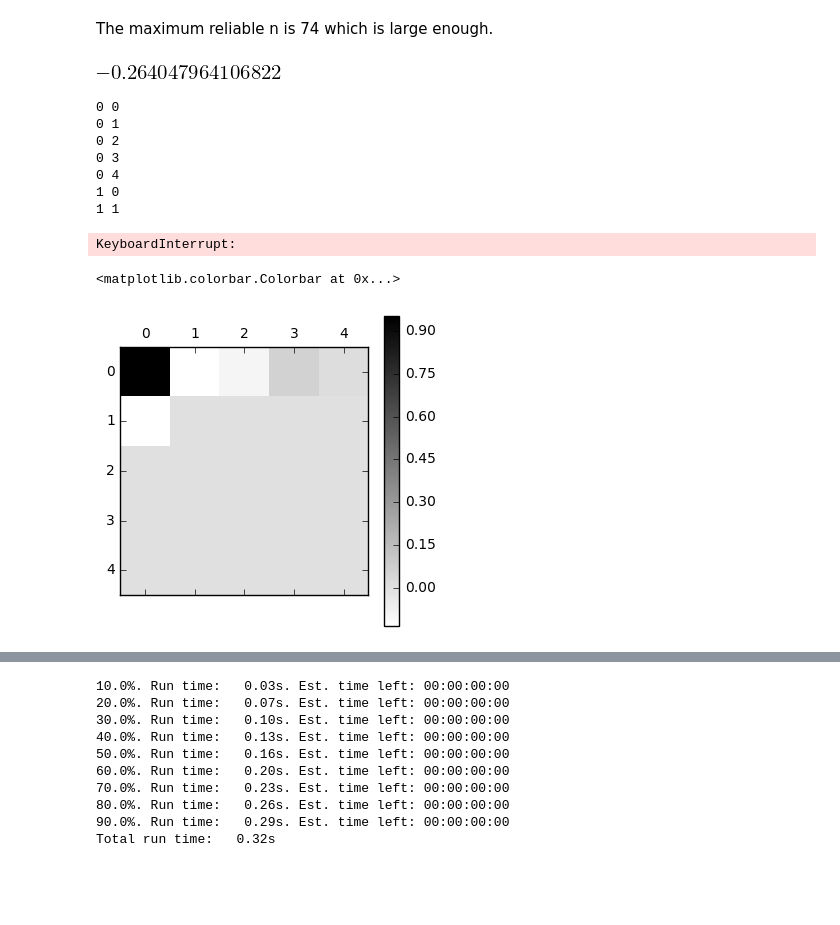
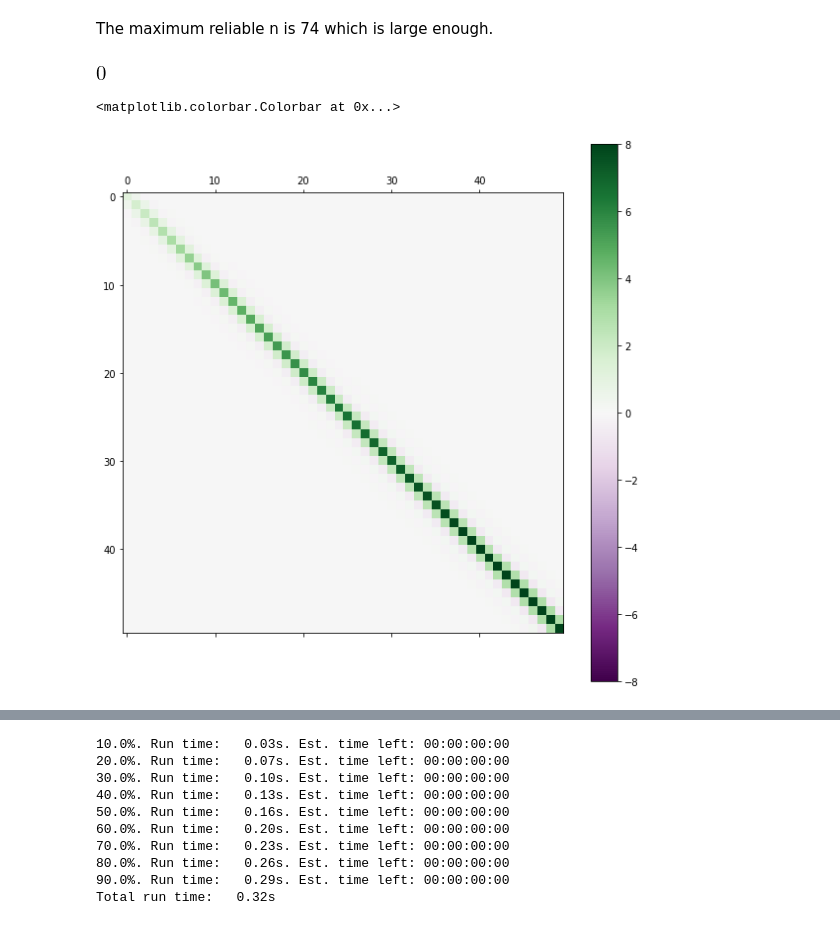
Before and after one commit to behnamgit/Q_Heat_Engine, a Jupyter notebook: Half_HO.ipynb, the cells around one changed output, grey strips where cells are left out. Drawn from its saved outputs; the diff is of its cells as text; code cells hidden in the pictures; blank space fills up the shorter version.

Commit message:
Back to sympy and interactive plot is added.

```diff
--- a/Half_HO.ipynb
+++ b/Half_HO.ipynb
@@ -26,0 +20,8 @@ for n in range(10):
+# %%
+from ipywidgets import widgets
+
+x = symbols('x')
+def plotpsi(n):
+    plot(half_harmonic(n,x),xlim=(0,10),ylim=(-1,1))
+n_slider = widgets.IntSlider(min=0, max=10, step=1, value=0)
+widgets.interactive(plotpsi,n=n_slider)
@@ -27,33 +30,19 @@ for n in range(10):
 # %% [markdown]
 The maximum reliable n is  74 which is large enough.
-# %%
-integrate(half_harmonic(2,x)*half_harmonic(3,x),(x,0,2)))
-# %% [output]
-[figure, removed]
-# %%
-cut = 5;
-OneX = np.zeros([cut,cut]);
-
-for n in range(cut):
-    #print n
-    for m in range(cut):
-        print n, m
-        x_el=integrate(half_harmonic(n,x)*half_harmonic(m,x),(x,0,2))
-        #p_el=integrate(half_harmonic(n,x)*diff(half_harmonic(m,x),x),(x,0,oo))
-        OneX[n,m] = N(x_el)
-        #P[n,m] = N(p_el)
-# %% [output]
-0 0
-0 1
-0 2
-0 3
-0 4
-1 0
-1 1
-KeyboardInterrupt:
+# %%
+N(half_harmonic(100,100))
+# %% [output]
+[figure, added]
+# %%
+def integrand(x,n,m):
+    return half_harmonic(n,x)*x*half_harmonic(m,x)
+X_el = lambda n,m: quad(integrand,0,50,args=(n,m))[0]
+# %%
+X = np.fromfunction(np.vectorize(X_el), (50,50), dtype=int)
 # %%
-plt.matshow(OneX,cmap=plt.cm.gray_r)
+plt.figure(figsize=(10,10))
+plt.matshow(X,fignum=0,vmin=-8,vmax=+8,cmap=plt.cm.PRGn)
 plt.colorbar()
 # %% [output]
 <matplotlib.colorbar.Colorbar at 0x...>
-[figure, old version]
+[figure, new version]
```
Also changed, not shown: parts of 7 cells of this notebook.
